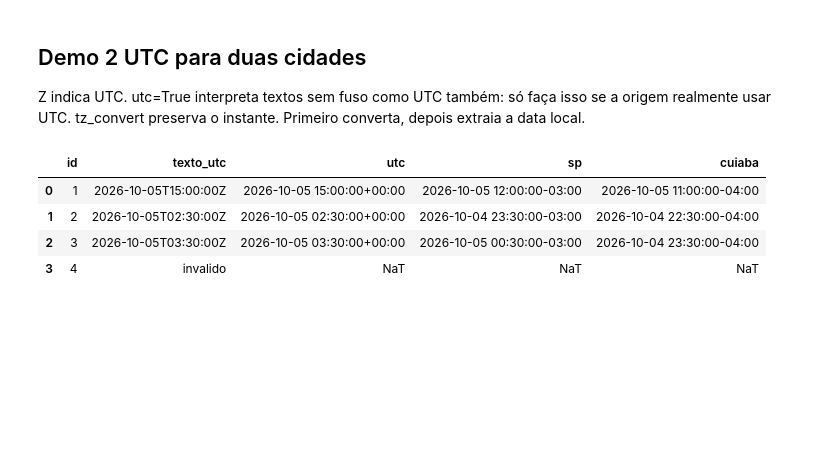
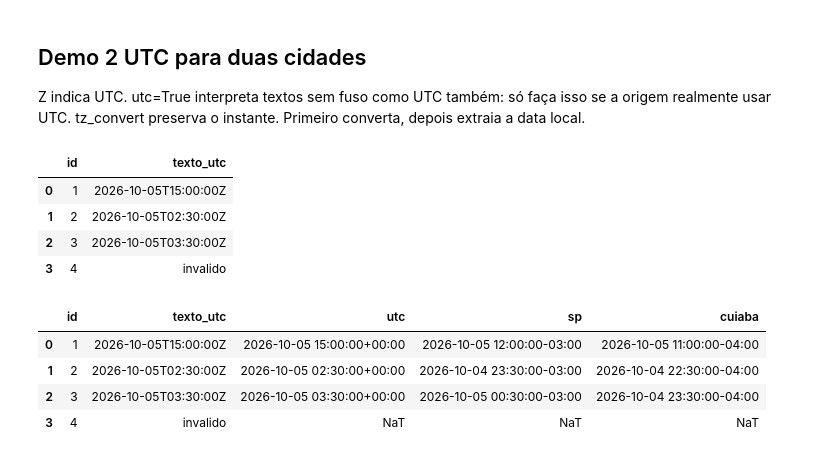
Before and after one commit to Machine-Learning-Visao-Computacional-T5/python_exercises, a Jupyter notebook: exercicios_resolvidos/dates/date_fusos_nivel_2.ipynb, the cells around one changed output. Drawn from its saved outputs; the diff is of its cells as text; code cells hidden in the pictures; blank space fills up the shorter version.

```diff
--- a/exercicios_resolvidos/dates/date_fusos_nivel_2.ipynb
+++ b/exercicios_resolvidos/dates/date_fusos_nivel_2.ipynb
@@ -24,5 +70,14 @@ display(pedidos)
 # %% [markdown]
 ## Demo 2 UTC para duas cidades
 Z indica UTC. utc=True interpreta textos sem fuso como UTC também: só faça isso se a origem realmente usar UTC. tz_convert preserva o instante. Primeiro converta, depois extraia a data local.
+# %%
+eventos = pd.DataFrame({"id": [1,2,3,4], "texto_utc": ["2026-10-05T15:00:00Z","2026-10-05T02:30:00Z","2026-10-05T03:30:00Z","invalido"]})
+eventos
+# %% [output]
+|  | id | texto_utc |
+| 0 | 1 | 2026-10-05T15:00:00Z |
+| 1 | 2 | 2026-10-05T02:30:00Z |
+| 2 | 3 | 2026-10-05T03:30:00Z |
+| 3 | 4 | invalido |
 # %%
 eventos = pd.DataFrame({"id": [1,2,3,4], "texto_utc": ["2026-10-05T15:00:00Z","2026-10-05T02:30:00Z","2026-10-05T03:30:00Z","invalido"]})
```
Also changed, not shown: parts of 25 cells of this notebook, 8 other files.
